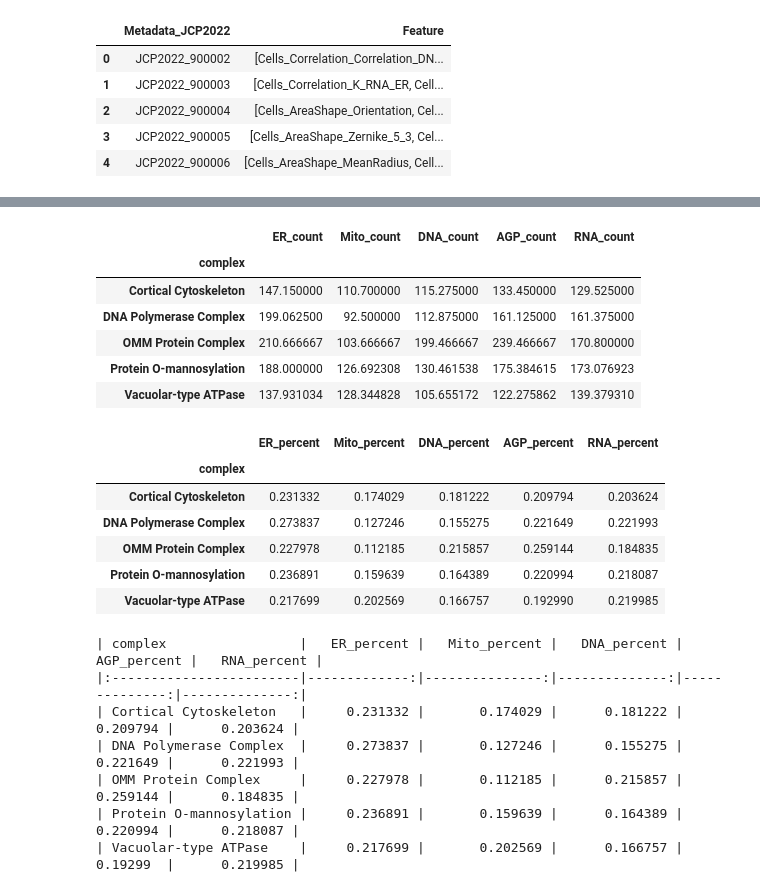
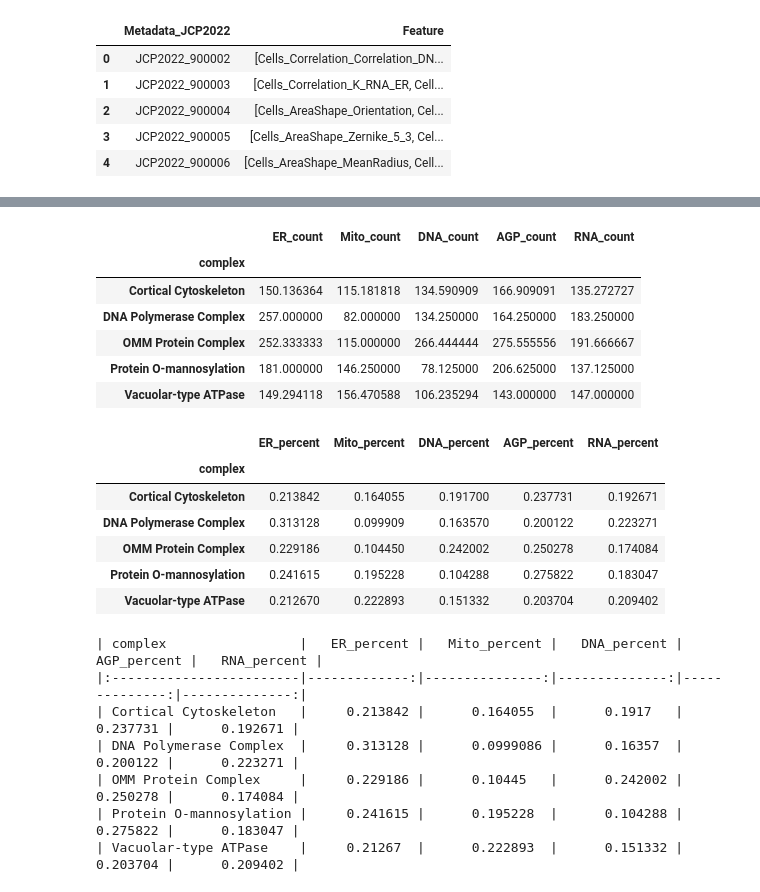
Before and after one commit to jump-cellpainting/2024_Chandrasekaran_Morphmap, a Jupyter notebook: 10.feature-wise-analyses/02.feature-enrichment-orf.ipynb, the cells around one changed output, grey strips where cells are left out. Cells and saved outputs as stored; diff of their text form; code cells hidden in the pictures.

Commit message:
drop reagents without a phenotype

```diff
--- a/10.feature-wise-analyses/02.feature-enrichment-orf.ipynb
+++ b/10.feature-wise-analyses/02.feature-enrichment-orf.ipynb
@@ -97,3 +97,13 @@ orf_df.head()
 | 2 | JCP2022_900126 | [Cells_Correlation_K_DNA_AGP, Cel... | ATP6V0C | GOBP_ATP_BIOSYNTHETIC_PROCESS|GOB... | GOCC_ANCHORING_JUNCTION|GOCC_ATPA... | Vacuolar-type ATPase |
 | 3 | JCP2022_900127 | [Cells_Correlation_K_AGP_DNA, Cel... | ATP6V1C1 | GOBP_CELLULAR_HOMEOSTASIS|GOBP_DE... | GOCC_APICAL_PART_OF_CELL|GOCC_ATP... | Vacuolar-type ATPase |
 | 4 | JCP2022_900128 | [Cells_AreaShape_Zernike_4_4, Cel... | ATP6V1E1 | GOBP_CELLULAR_HOMEOSTASIS|GOBP_DE... | GOCC_ACTIN_BASED_CELL_PROJECTION|... | Vacuolar-type ATPase |
+# %%
+# Filter out reagents without phenotypes
+
+phenotype_df = pd.read_csv(
+    "../03.retrieve-annotations/output/phenotypic-activity-wellpos_cc_var_mad_outlier_featselect_sphering_harmony.csv.gz",
+    usecols=["Metadata_JCP2022", "below_corrected_p"],
+).query("below_corrected_p == True")
+
+orf_df = orf_df.merge(phenotype_df, on="Metadata_JCP2022", how="inner")
+orf_df.head()
@@ -128,40 +145,40 @@ orf_feature_count.head()
 # %% [output]
 |  | ER_count | Mito_count | DNA_count | AGP_count | RNA_count |
 | complex |  |  |  |  |  |
-| Cortical Cytoskeleton | 147.150000 | 110.700000 | 115.275000 | 133.450000 | 129.525000 |
-| DNA Polymerase Complex | 199.062500 | 92.500000 | 112.875000 | 161.125000 | 161.375000 |
-| OMM Protein Complex | 210.666667 | 103.666667 | 199.466667 | 239.466667 | 170.800000 |
-| Protein O-mannosylation | 188.000000 | 126.692308 | 130.461538 | 175.384615 | 173.076923 |
-| Vacuolar-type ATPase | 137.931034 | 128.344828 | 105.655172 | 122.275862 | 139.379310 |
+| Cortical Cytoskeleton | 150.136364 | 115.181818 | 134.590909 | 166.909091 | 135.272727 |
+| DNA Polymerase Complex | 257.000000 | 82.000000 | 134.250000 | 164.250000 | 183.250000 |
+| OMM Protein Complex | 252.333333 | 115.000000 | 266.444444 | 275.555556 | 191.666667 |
+| Protein O-mannosylation | 181.000000 | 146.250000 | 78.125000 | 206.625000 | 137.125000 |
+| Vacuolar-type ATPase | 149.294118 | 156.470588 | 106.235294 | 143.000000 | 147.000000 |
 # %%
-cripsr_feature_percent = orf_feature_count.div(
+orf_feature_percent = orf_feature_count.div(
     orf_feature_count.sum(axis=1), axis=0
 ).rename(
     columns={
         "ER_count": "ER_percent",
         "Mito_count": "Mito_percent",
         "DNA_count": "DNA_percent",
         "AGP_count": "AGP_percent",
         "RNA_count": "RNA_percent",
     }
 )
 
-cripsr_feature_percent
+orf_feature_percent
 # %% [output]
 |  | ER_percent | Mito_percent | DNA_percent | AGP_percent | RNA_percent |
 | complex |  |  |  |  |  |
-| Cortical Cytoskeleton | 0.231332 | 0.174029 | 0.181222 | 0.209794 | 0.203624 |
-| DNA Polymerase Complex | 0.273837 | 0.127246 | 0.155275 | 0.221649 | 0.221993 |
-| OMM Protein Complex | 0.227978 | 0.112185 | 0.215857 | 0.259144 | 0.184835 |
-| Protein O-mannosylation | 0.236891 | 0.159639 | 0.164389 | 0.220994 | 0.218087 |
-| Vacuolar-type ATPase | 0.217699 | 0.202569 | 0.166757 | 0.192990 | 0.219985 |
+| Cortical Cytoskeleton | 0.213842 | 0.164055 | 0.191700 | 0.237731 | 0.192671 |
+| DNA Polymerase Complex | 0.313128 | 0.099909 | 0.163570 | 0.200122 | 0.223271 |
+| OMM Protein Complex | 0.229186 | 0.104450 | 0.242002 | 0.250278 | 0.174084 |
+| Protein O-mannosylation | 0.241615 | 0.195228 | 0.104288 | 0.275822 | 0.183047 |
+| Vacuolar-type ATPase | 0.212670 | 0.222893 | 0.151332 | 0.203704 | 0.209402 |
 # %%
-print(cripsr_feature_percent.to_markdown())
+print(orf_feature_percent.to_markdown())
 # %% [output]
 | complex                 |   ER_percent |   Mito_percent |   DNA_percent |   AGP_percent |   RNA_percent |
 |:------------------------|-------------:|---------------:|--------------:|--------------:|--------------:|
-| Cortical Cytoskeleton   |     0.231332 |       0.174029 |      0.181222 |      0.209794 |      0.203624 |
-| DNA Polymerase Complex  |     0.273837 |       0.127246 |      0.155275 |      0.221649 |      0.221993 |
-| OMM Protein Complex     |     0.227978 |       0.112185 |      0.215857 |      0.259144 |      0.184835 |
-| Protein O-mannosylation |     0.236891 |       0.159639 |      0.164389 |      0.220994 |      0.218087 |
-| Vacuolar-type ATPase    |     0.217699 |       0.202569 |      0.166757 |      0.19299  |      0.219985 |
+| Cortical Cytoskeleton   |     0.213842 |      0.164055  |      0.1917   |      0.237731 |      0.192671 |
+| DNA Polymerase Complex  |     0.313128 |      0.0999086 |      0.16357  |      0.200122 |      0.223271 |
+| OMM Protein Complex     |     0.229186 |      0.10445   |      0.242002 |      0.250278 |      0.174084 |
+| Protein O-mannosylation |     0.241615 |      0.195228  |      0.104288 |      0.275822 |      0.183047 |
+| Vacuolar-type ATPase    |     0.21267  |      0.222893  |      0.151332 |      0.203704 |      0.209402 |
```
Also changed, not shown: parts of 2 cells of this notebook, 1 other file.
